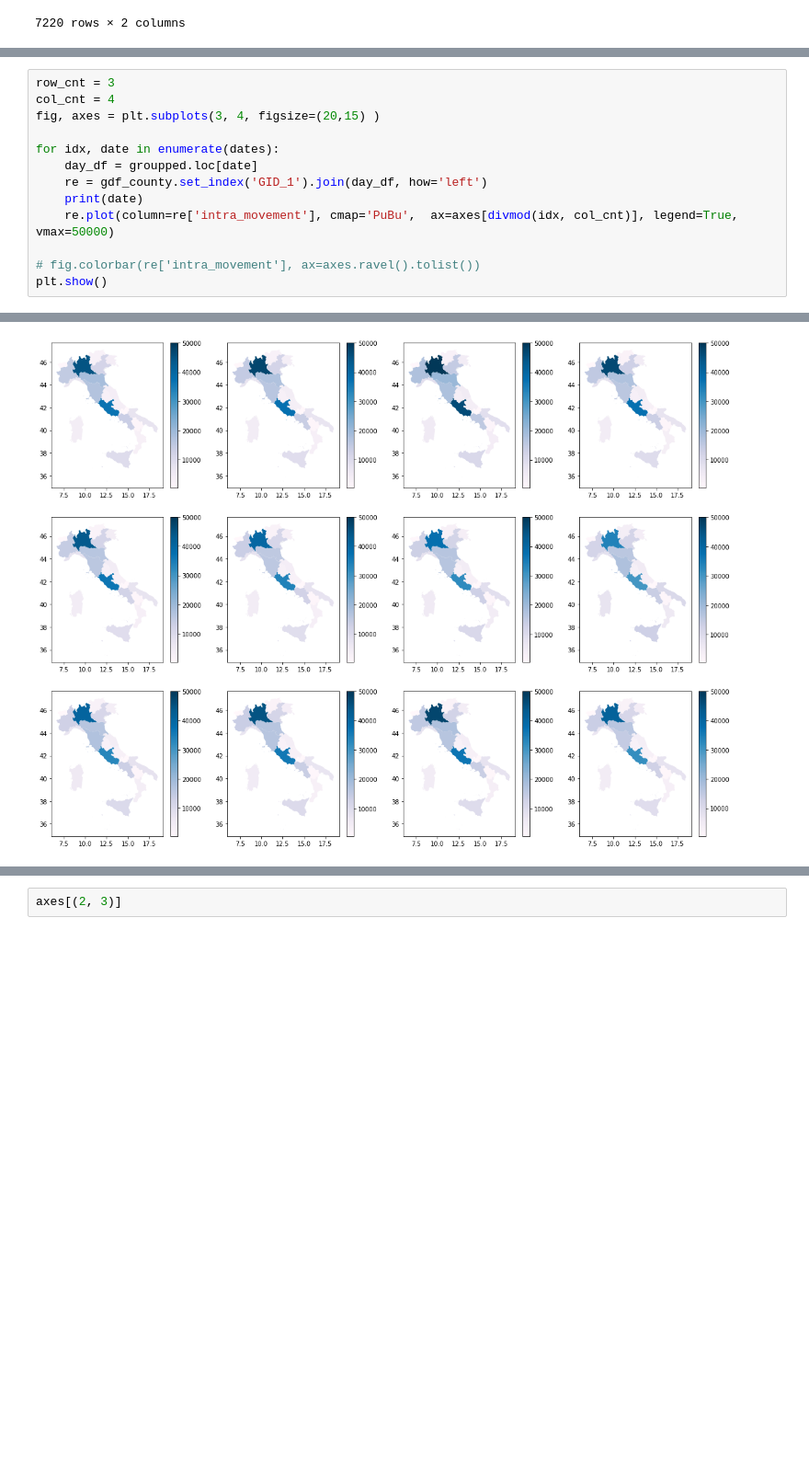
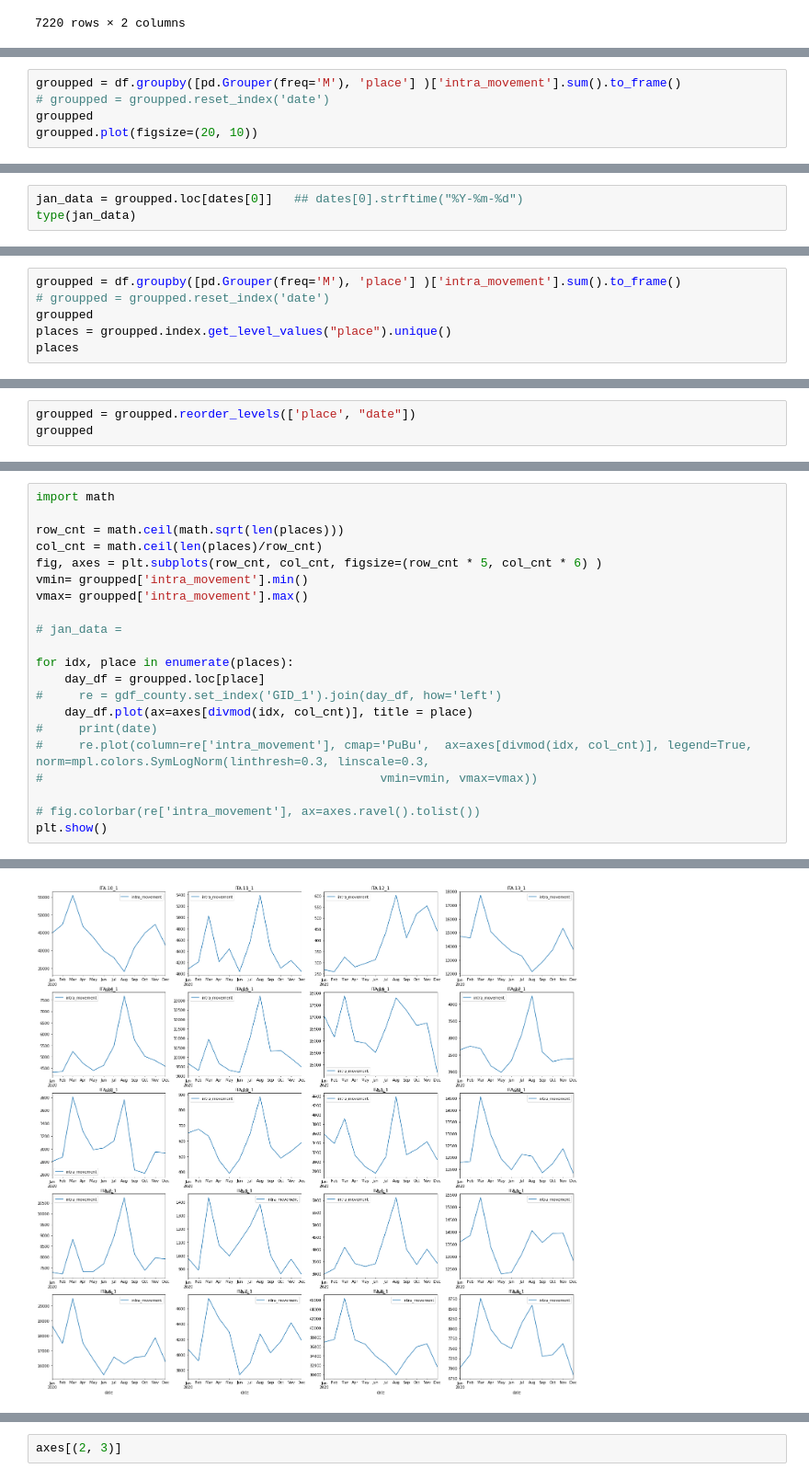
Before and after one commit to gladcolor/GIBD_RESTAPI, a Jupyter notebook: RestAPI.ipynb, the cells around one changed output, grey strips where cells are left out. Shown at 92% size. Saved outputs shown, nothing was run; the diff lists cells and outputs as text; blank space fills up the shorter version.

```diff
--- a/RestAPI.ipynb
+++ b/RestAPI.ipynb
@@ -316,0 +333,5 @@ groupped.plot(figsize=(20, 10))
+# %%
+groupped = df.groupby([pd.Grouper(freq='M'), 'place'] )['intra_movement'].sum().to_frame()
+# groupped = groupped.reset_index('date')
+groupped
+groupped.plot(figsize=(20, 10))
@@ -328,0 +349,3 @@ DatetimeIndex(['2020-01-31', '2020-02-29', '2020-03-31', '2020-04-30',
+# %%
+jan_data = groupped.loc[dates[0]]   ## dates[0].strftime("%Y-%m-%d")
+type(jan_data)
@@ -328,0 +403,6 @@ DatetimeIndex(['2020-01-31', '2020-02-29', '2020-03-31', '2020-04-30',
+# %%
+groupped = df.groupby([pd.Grouper(freq='M'), 'place'] )['intra_movement'].sum().to_frame()
+# groupped = groupped.reset_index('date')
+groupped
+places = groupped.index.get_level_values("place").unique()
+places
@@ -328,0 +415,3 @@ DatetimeIndex(['2020-01-31', '2020-02-29', '2020-03-31', '2020-04-30',
+# %%
+groupped = groupped.reorder_levels(['place', "date"])
+groupped
@@ -329,13 +433,21 @@ DatetimeIndex(['2020-01-31', '2020-02-29', '2020-03-31', '2020-04-30',
 # %%
-row_cnt = 3
-col_cnt = 4
-fig, axes = plt.subplots(3, 4, figsize=(20,15) )
+import math
 
-for idx, date in enumerate(dates):
-    day_df = groupped.loc[date]
-    re = gdf_county.set_index('GID_1').join(day_df, how='left')
-    print(date)
-    re.plot(column=re['intra_movement'], cmap='PuBu',  ax=axes[divmod(idx, col_cnt)], legend=True, vmax=50000)
+row_cnt = math.ceil(math.sqrt(len(places)))
+col_cnt = math.ceil(len(places)/row_cnt)
+fig, axes = plt.subplots(row_cnt, col_cnt, figsize=(row_cnt * 5, col_cnt * 6) )
+vmin= groupped['intra_movement'].min()
+vmax= groupped['intra_movement'].max()
+
+# jan_data =
+
+for idx, place in enumerate(places):
+    day_df = groupped.loc[place]
+#     re = gdf_county.set_index('GID_1').join(day_df, how='left')
+    day_df.plot(ax=axes[divmod(idx, col_cnt)], title = place)
+#     print(date)
+#     re.plot(column=re['intra_movement'], cmap='PuBu',  ax=axes[divmod(idx, col_cnt)], legend=True, norm=mpl.colors.SymLogNorm(linthresh=0.3, linscale=0.3,
+#                                               vmin=vmin, vmax=vmax))
 
 # fig.colorbar(re['intra_movement'], ax=axes.ravel().tolist())
 plt.show()
@@ -355 +455 @@ plt.show()
-[figure, old version]
+[figure, new version]
```
Also changed, not shown: parts of 26 cells of this notebook.
